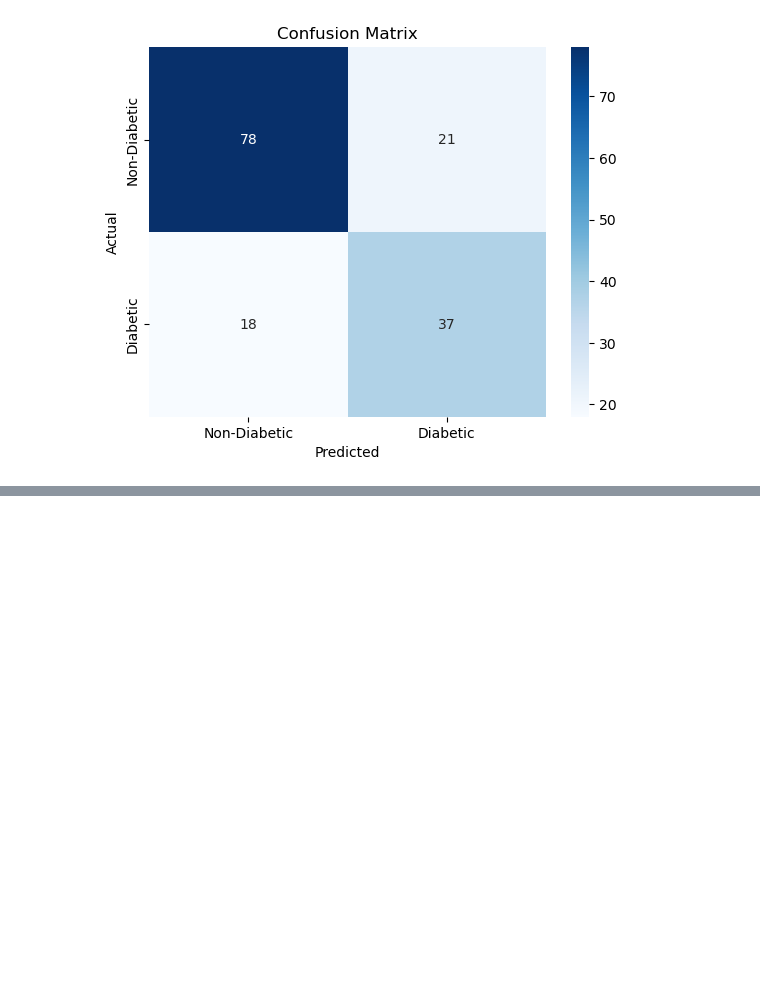
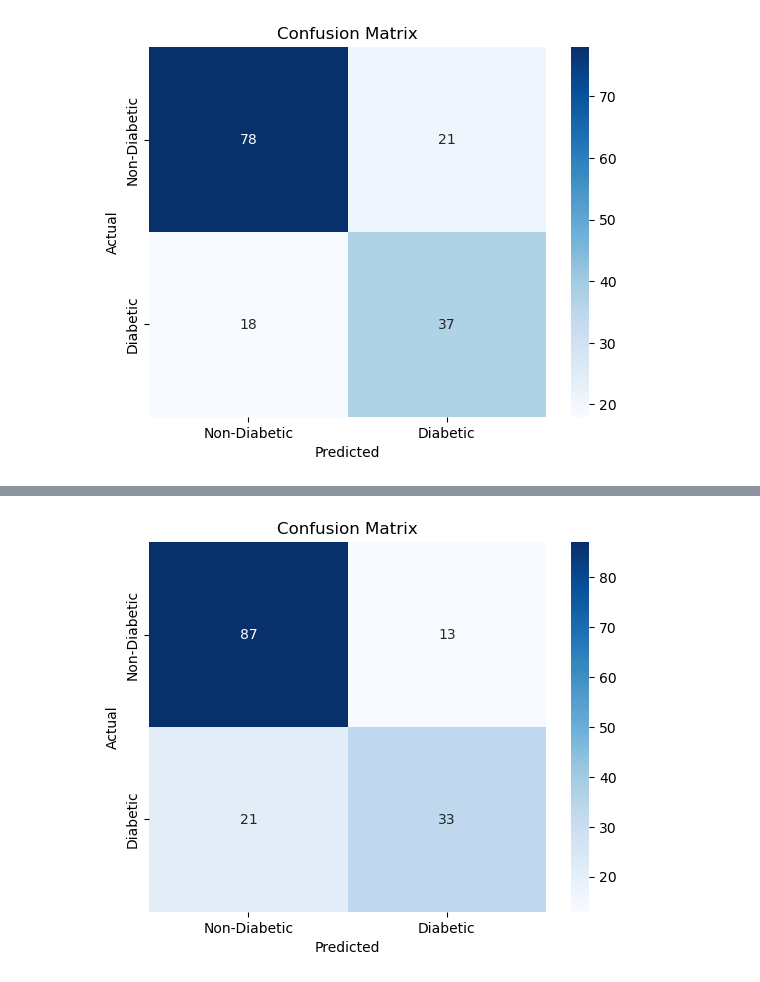
Before and after one commit to gayatri1605/ML, a Jupyter notebook: Diabetes_Patient_prediction_ML_Project.ipynb, the cells around one changed output, grey strips where cells are left out. Saved outputs shown, nothing was run; the diff lists cells and outputs as text; code cells hidden in the pictures; blank space fills up the shorter version.

```diff
--- a/Diabetes_Patient_prediction_ML_Project.ipynb
+++ b/Diabetes_Patient_prediction_ML_Project.ipynb
@@ -74,11 +75,12 @@ from sklearn.model_selection import train_test_split
 X = df.iloc[:, :-1]  # (all columns except 'Outcome')
 y = df['Outcome']    # (Outcome column)
 X_train, X_test, y_train, y_test = train_test_split(X, y, test_size=0.2, random_state=42)
+# %%
+from sklearn.utils.class_weight import compute_class_weight
+class_weights = compute_class_weight(class_weight="balanced", classes=np.unique(y_train), y=y_train)
+class_weight_dict = {i : w for i, w in enumerate(class_weights)}
 # %%
 from sklearn.linear_model import LogisticRegression
-
-model = LogisticRegression(max_iter=500)
-
-# Train the model
+model = LogisticRegression(max_iter=500, class_weight=class_weight_dict)
 model.fit(X_train, y_train)
 # %% [output]
@@ -121,3 +124,11 @@ plt.title("Confusion Matrix")
 plt.show()
 # %% [output]
 [figure]
+# %%
+from sklearn.ensemble import RandomForestClassifier
+
+rf_model = RandomForestClassifier(n_estimators=100, random_state=42, class_weight="balanced")
+rf_model.fit(X_train, y_train)
+
+y_pred_rf = rf_model.predict(X_test)
+y_pred_rf
@@ -123,0 +144,9 @@ plt.show()
+# %%
+from sklearn.metrics import accuracy_score, confusion_matrix, classification_report
+# Make predictions
+y_pred_rf = rf_model.predict(X_test)
+
+# Calculate metrics
+print("Accuracy Score:", accuracy_score(y_test, y_pred_rf))
+print("\nConfusion Matrix:\n", confusion_matrix(y_test, y_pred_rf))
+print("\nClassification Report:\n", classification_report(y_test, y_pred_rf))
@@ -123,0 +169,13 @@ plt.show()
+# %%
+import matplotlib.pyplot as plt
+import seaborn as sns
+
+cm1 = confusion_matrix(y_test, y_pred_rf)
+sns.heatmap(cm1, annot=True, fmt="d", cmap="Blues", xticklabels=["Non-Diabetic", "Diabetic"],
+            yticklabels=["Non-Diabetic", "Diabetic"])
+plt.ylabel("Actual")
+plt.xlabel("Predicted")
+plt.title("Confusion Matrix")
+plt.show()
+# %% [output]
+[figure, added]
```
Also changed, not shown: parts of 5 cells of this notebook.
